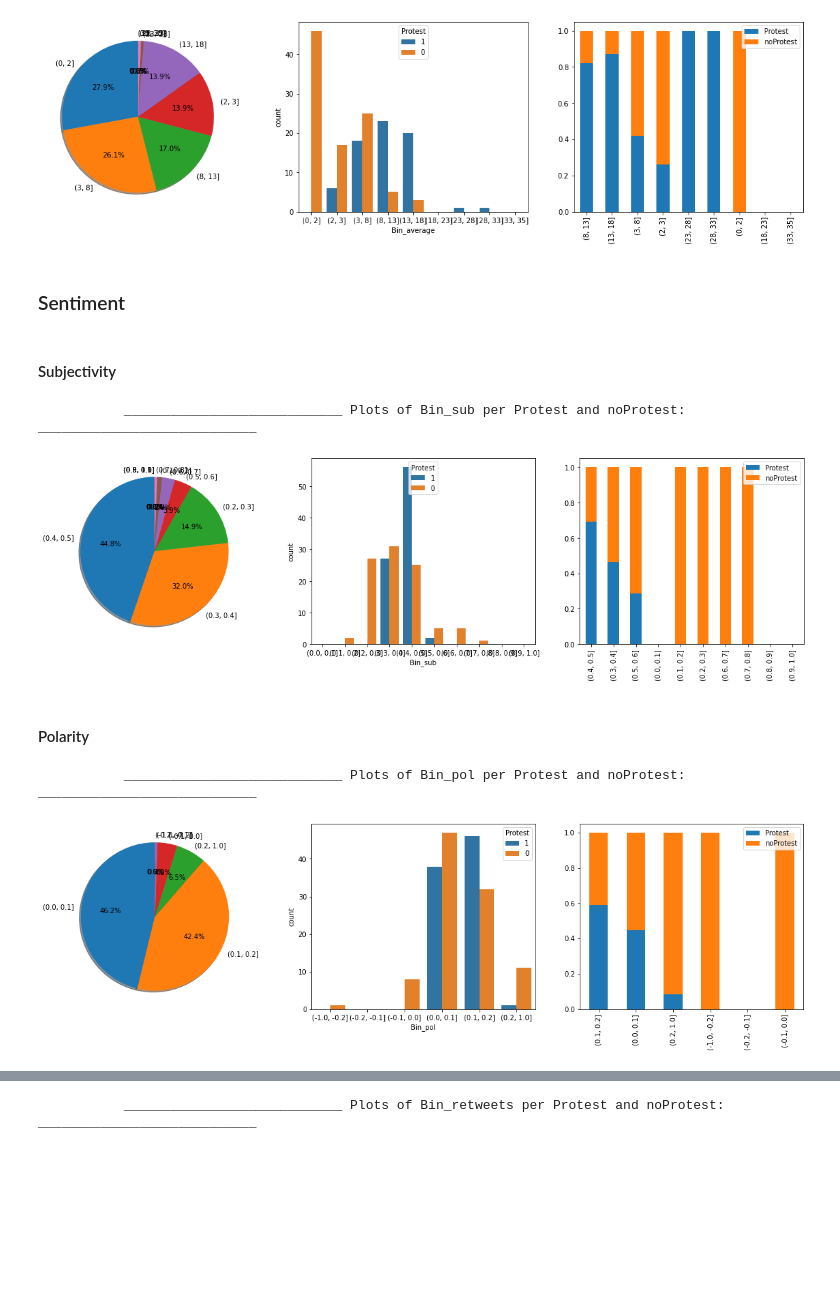
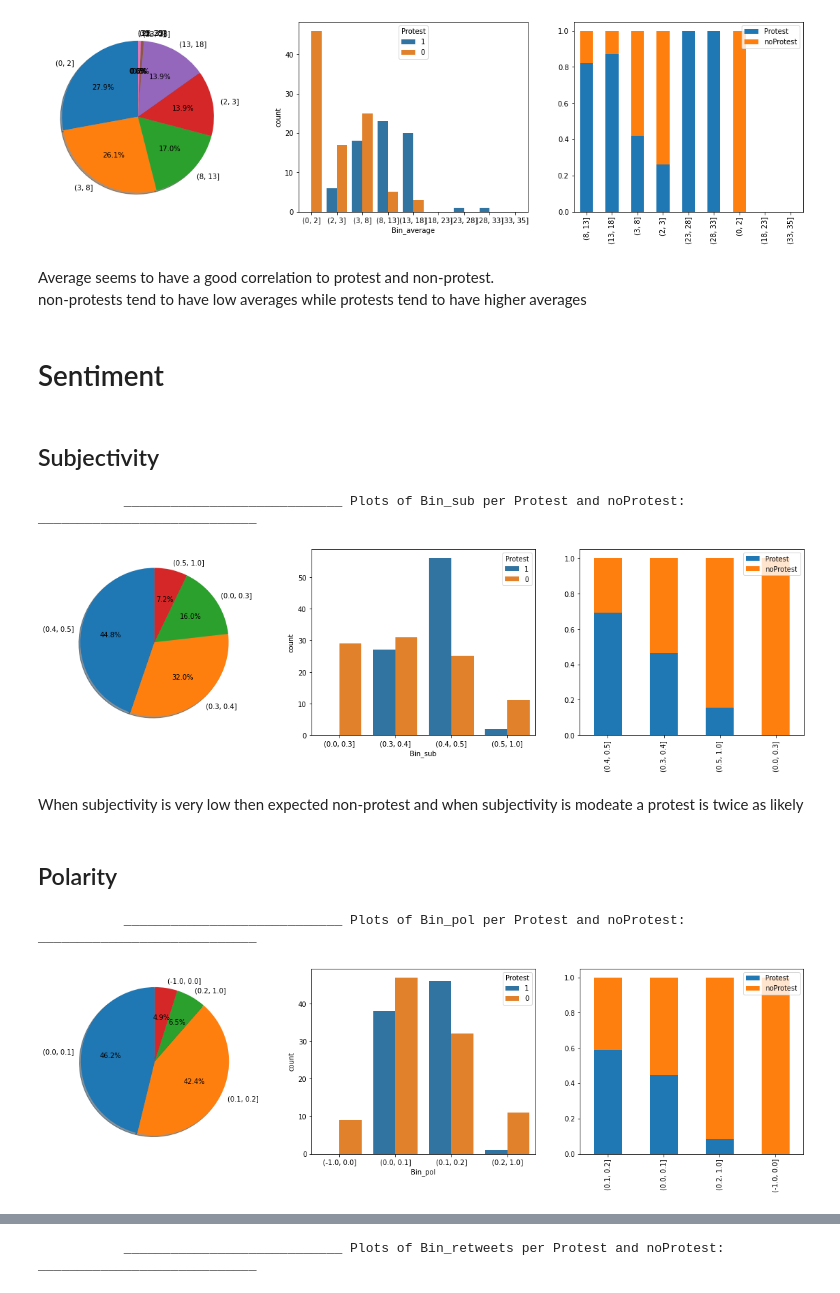
Before and after one commit to HraklisPapag/Team-Riot, a Jupyter notebook: Graphs.ipynb, the cells around one changed output, grey strips where cells are left out. Saved outputs shown, nothing was run; the diff lists cells and outputs as text; code cells hidden in the pictures; blank space fills up the shorter version.

Commit message:
Updated some charts for better revelancy

```diff
--- a/Graphs.ipynb
+++ b/Graphs.ipynb
@@ -202,23 +177,28 @@ charts('Bin_average',training)
 # %% [output]
            ____________________________ Plots of Bin_average per Protest and noProtest: ____________________________
 [figure]
+# %% [markdown]
+Average seems to have a good correlation to protest and non-protest.<br>
+non-protests tend to have low averages while protests tend to have higher averages
 # %% [markdown]
-### Sentiment
+# Sentiment
 # %% [markdown]
-#### Subjectivity
+## Subjectivity
 # %%
-bins = np.linspace(0,1,11)
+bins = [0,0.3,0.4,0.5,1]
 training['Bin_sub'] = pd.cut(training['sub'],bins)
 charts('Bin_sub',training)
 # %% [output]
            ____________________________ Plots of Bin_sub per Protest and noProtest: ____________________________
-[figure, old version]
+[figure, new version]
+# %% [markdown]
+When subjectivity is very low then expected non-protest and when subjectivity is modeate a protest is twice as likely
 # %% [markdown]
-#### Polarity
+## Polarity
 # %%
-bins = [-1,-0.2,-0.1,0,0.1,0.2,1]
+bins = [-1,0,0.1,0.2,1]
 training['Bin_pol'] = pd.cut(training['pol'],bins)
 charts('Bin_pol',training)
 # %% [output]
            ____________________________ Plots of Bin_pol per Protest and noProtest: ____________________________
-[figure, old version]
+[figure, new version]
```
Also changed, not shown: parts of 20 cells of this notebook.
